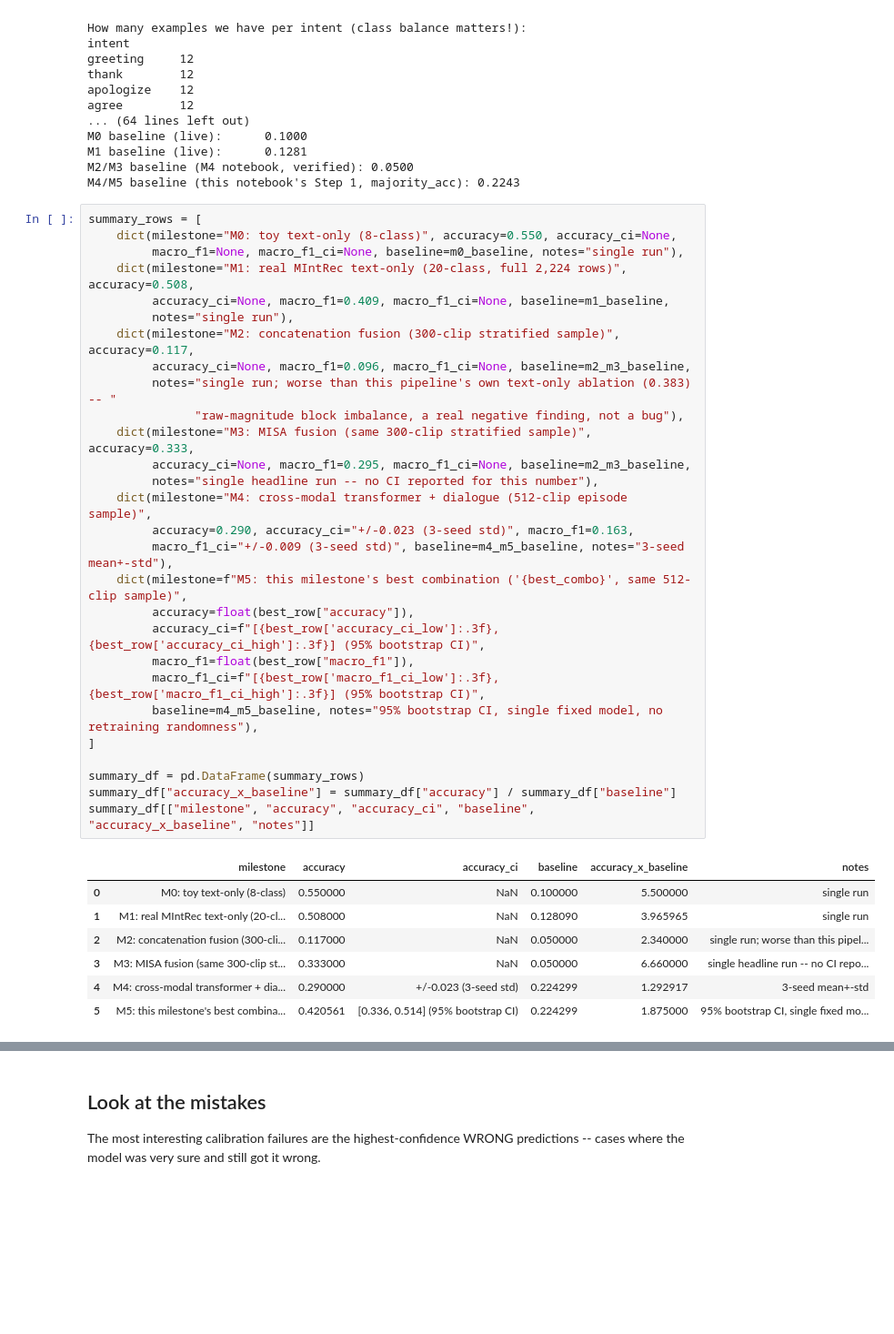
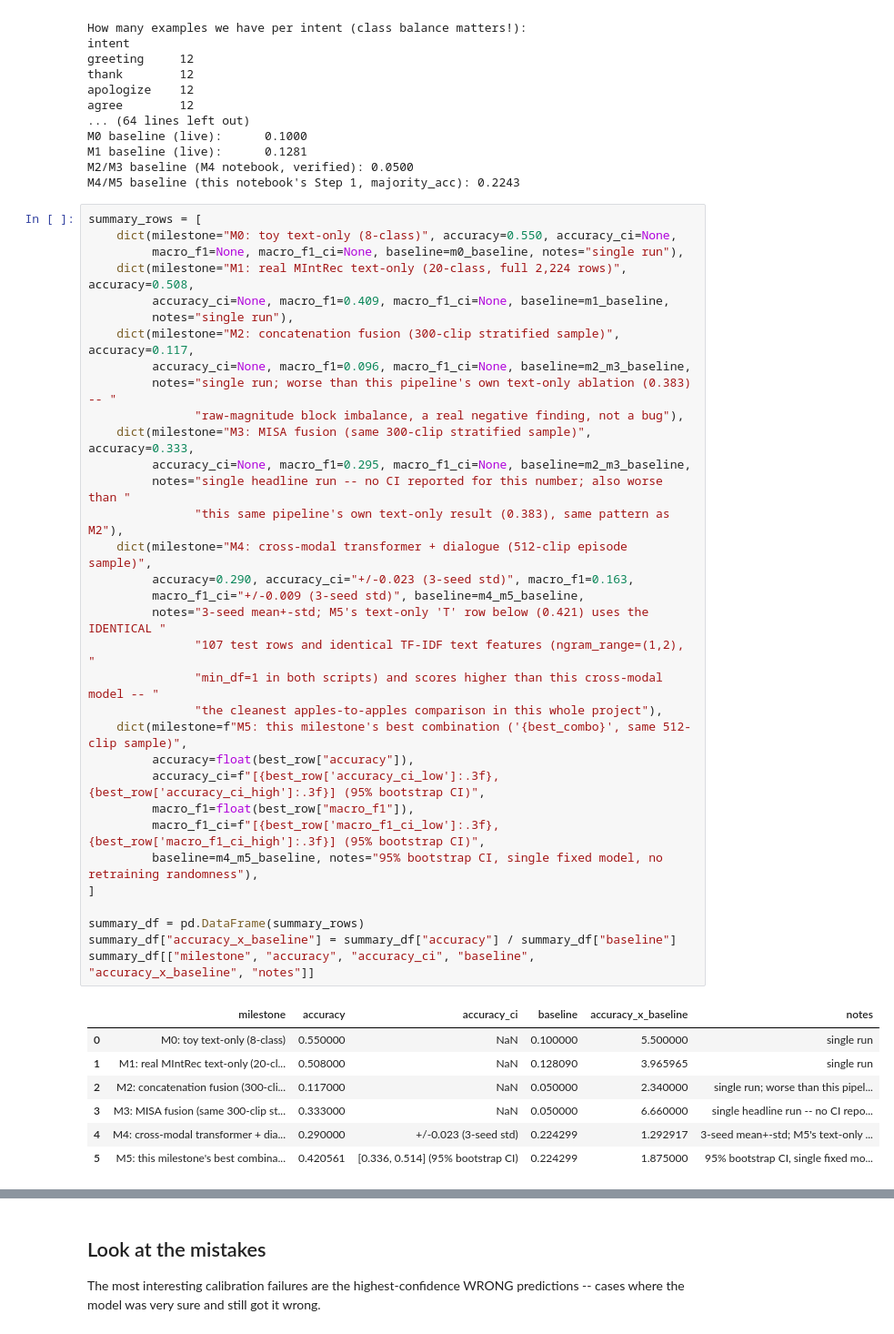
Before and after one commit to dmyung14/Multimodal-Intent-Classifier, a Jupyter notebook: notebooks/milestone5_evaluation.ipynb, the cells around one changed output, grey strips where cells are left out. Shown at 91% size. Drawn from its saved outputs; the diff is of its cells as text; blank space fills up the shorter version.

```diff
--- a/notebooks/milestone5_evaluation.ipynb
+++ b/notebooks/milestone5_evaluation.ipynb
@@ -434,36 +490,41 @@ summary_rows = [
     dict(milestone="M0: toy text-only (8-class)", accuracy=0.550, accuracy_ci=None,
          macro_f1=None, macro_f1_ci=None, baseline=m0_baseline, notes="single run"),
     dict(milestone="M1: real MIntRec text-only (20-class, full 2,224 rows)", accuracy=0.508,
          accuracy_ci=None, macro_f1=0.409, macro_f1_ci=None, baseline=m1_baseline,
          notes="single run"),
     dict(milestone="M2: concatenation fusion (300-clip stratified sample)", accuracy=0.117,
          accuracy_ci=None, macro_f1=0.096, macro_f1_ci=None, baseline=m2_m3_baseline,
          notes="single run; worse than this pipeline's own text-only ablation (0.383) -- "
                "raw-magnitude block imbalance, a real negative finding, not a bug"),
     dict(milestone="M3: MISA fusion (same 300-clip stratified sample)", accuracy=0.333,
          accuracy_ci=None, macro_f1=0.295, macro_f1_ci=None, baseline=m2_m3_baseline,
-         notes="single headline run -- no CI reported for this number"),
+         notes="single headline run -- no CI reported for this number; also worse than "
+               "this same pipeline's own text-only result (0.383), same pattern as M2"),
     dict(milestone="M4: cross-modal transformer + dialogue (512-clip episode sample)",
          accuracy=0.290, accuracy_ci="+/-0.023 (3-seed std)", macro_f1=0.163,
-         macro_f1_ci="+/-0.009 (3-seed std)", baseline=m4_m5_baseline, notes="3-seed mean+-std"),
+         macro_f1_ci="+/-0.009 (3-seed std)", baseline=m4_m5_baseline,
+         notes="3-seed mean+-std; M5's text-only 'T' row below (0.421) uses the IDENTICAL "
+               "107 test rows and identical TF-IDF text features (ngram_range=(1,2), "
+               "min_df=1 in both scripts) and scores higher than this cross-modal model -- "
+               "the cleanest apples-to-apples comparison in this whole project"),
     dict(milestone=f"M5: this milestone's best combination ('{best_combo}', same 512-clip sample)",
          accuracy=float(best_row["accuracy"]),
          accuracy_ci=f"[{best_row['accuracy_ci_low']:.3f}, {best_row['accuracy_ci_high']:.3f}] (95% bootstrap CI)",
          macro_f1=float(best_row["macro_f1"]),
          macro_f1_ci=f"[{best_row['macro_f1_ci_low']:.3f}, {best_row['macro_f1_ci_high']:.3f}] (95% bootstrap CI)",
          baseline=m4_m5_baseline, notes="95% bootstrap CI, single fixed model, no retraining randomness"),
 ]
 
 summary_df = pd.DataFrame(summary_rows)
 summary_df["accuracy_x_baseline"] = summary_df["accuracy"] / summary_df["baseline"]
 summary_df[["milestone", "accuracy", "accuracy_ci", "baseline", "accuracy_x_baseline", "notes"]]
 # %% [output]
 |  | milestone | accuracy | accuracy_ci | baseline | accuracy_x_baseline | notes |
 | 0 | M0: toy text-only (8-class) | 0.550000 | NaN | 0.100000 | 5.500000 | single run |
 | 1 | M1: real MIntRec text-only (20-cl... | 0.508000 | NaN | 0.128090 | 3.965965 | single run |
 | 2 | M2: concatenation fusion (300-cli... | 0.117000 | NaN | 0.050000 | 2.340000 | single run; worse than this pipel... |
 | 3 | M3: MISA fusion (same 300-clip st... | 0.333000 | NaN | 0.050000 | 6.660000 | single headline run -- no CI repo... |
-| 4 | M4: cross-modal transformer + dia... | 0.290000 | +/-0.023 (3-seed std) | 0.224299 | 1.292917 | 3-seed mean+-std |
+| 4 | M4: cross-modal transformer + dia... | 0.290000 | +/-0.023 (3-seed std) | 0.224299 | 1.292917 | 3-seed mean+-std; M5's text-only ... |
 | 5 | M5: this milestone's best combina... | 0.420561 | [0.336, 0.514] (95% bootstrap CI) | 0.224299 | 1.875000 | 95% bootstrap CI, single fixed mo... |
 # %% [markdown]
 **Reading the table, honestly.**
```
Also changed, not shown: parts of 9 cells of this notebook, 1 other file.
